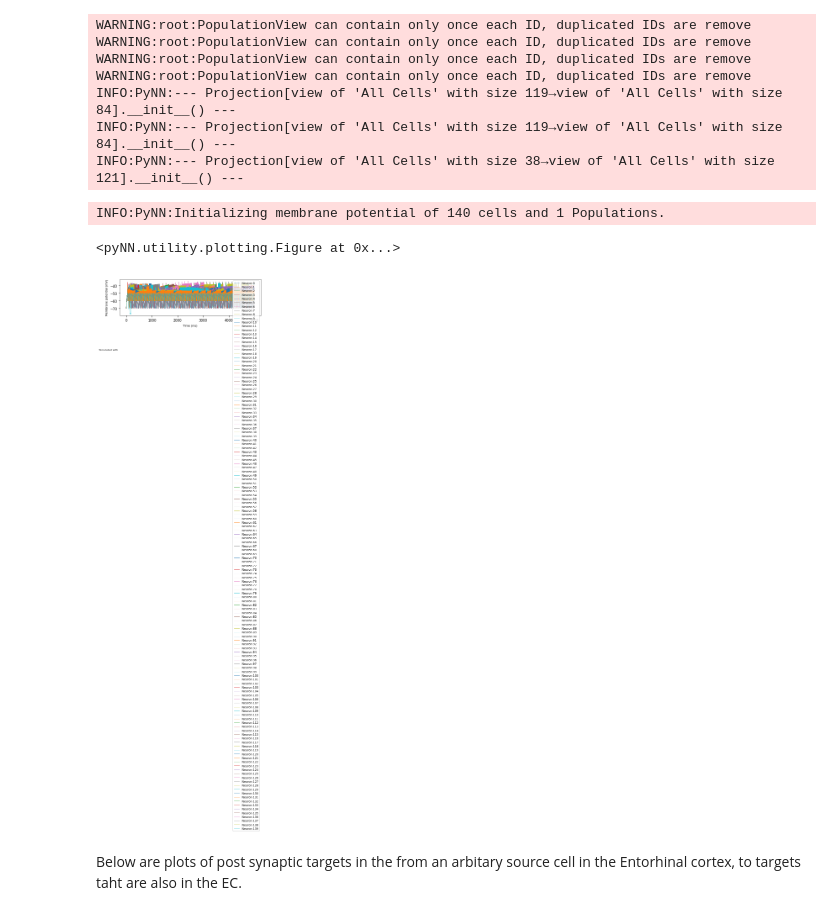
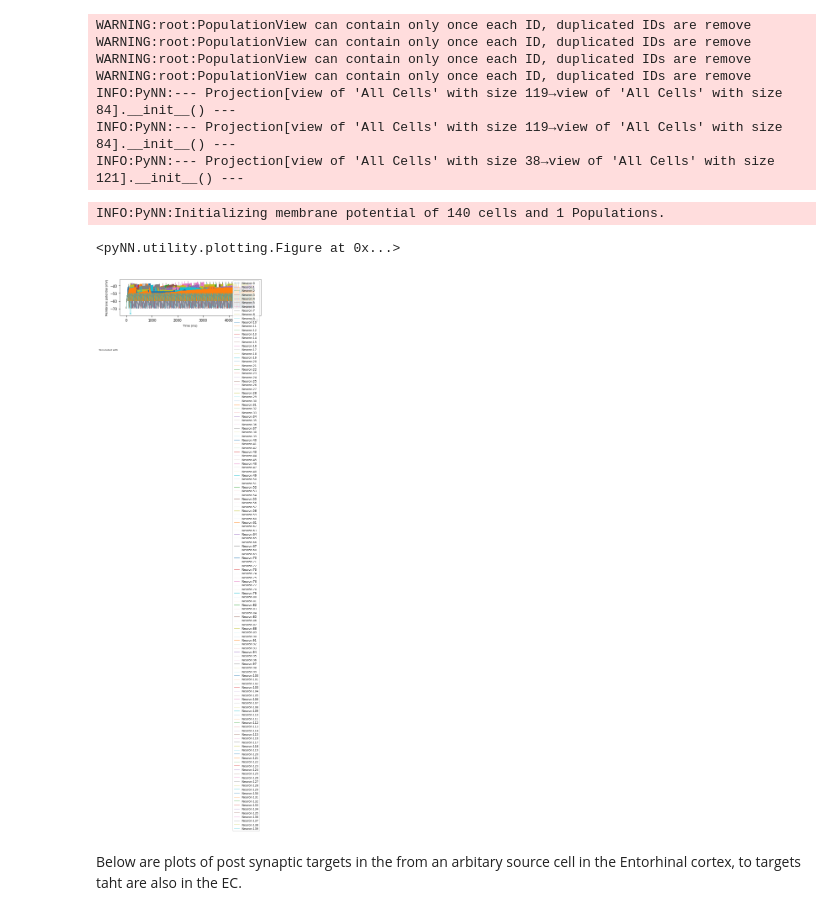
Before and after one commit to russelljjarvis/SpinnakerHippocampus, a Jupyter notebook: group_assignment.ipynb, the cells around one changed output. Saved outputs shown, nothing was run; the diff lists cells and outputs as text; code cells hidden in the pictures.

```diff
--- a/group_assignment.ipynb
+++ b/group_assignment.ipynb
@@ -118,7 +118,7 @@ for i in IIlist:
         post_inh.append(i[1])
 
 import pickle
-with open('unit_test/connections.p','wb') as f:
+with open('connections.p','wb') as f:
    pickle.dump([post_inh,pre_inh,pre_exc,post_exc],f)
 
 index_exc = [ i for i,d in enumerate(dfm) if '+' in d[0] ]
@@ -336,36 +346,37 @@ pulses = None
 pulses = []
 
 
 for eoh in exc_out_hubs:
-    amps = float(re.sub('\ pA$', '', str(injection_values[eoh])))
-    amplitude=0.014
+    #amps = float(re.sub('\ pA$', '', str(injection_values[eoh])))
+    #amplitude=0.014
+    amps = 10
     p0 = sim.DCSource(amplitude = amps, start=50.0, stop=145.0)
     p0.inject_into(all_cells[(eoh,)])
     pulses.append(p0)
 
 
 neurons.record(['v','spikes'])  # , 'u'])
 neurons.initialize(v=-70.0, u=-14.0)
 
 
 # === Run the simulation =====================================================
 
 sim.run(5000.0)
 
 
 from pyNN.utility.plotting import Figure, Panel, comparison_plot, plot_spiketrains
 data = neurons.get_data().segments[0]
 v = data.filter(name="v")[0]
 Figure(
     Panel(v, ylabel="Membrane potential (mV)", xticks=True,
           xlabel="Time (ms)", yticks=True),
     #Panel(u, ylabel="u variable (units?)"),
     annotations="Simulated with"
 )
 # %% [output]
 INFO:PyNN:Initializing membrane potential of 140 cells and 1 Populations.
 <pyNN.utility.plotting.Figure at 0x...>
-[figure, old version]
+[figure, new version]
 # %%
 import pickle
 
```
Also changed, not shown: parts of 6 cells of this notebook.
